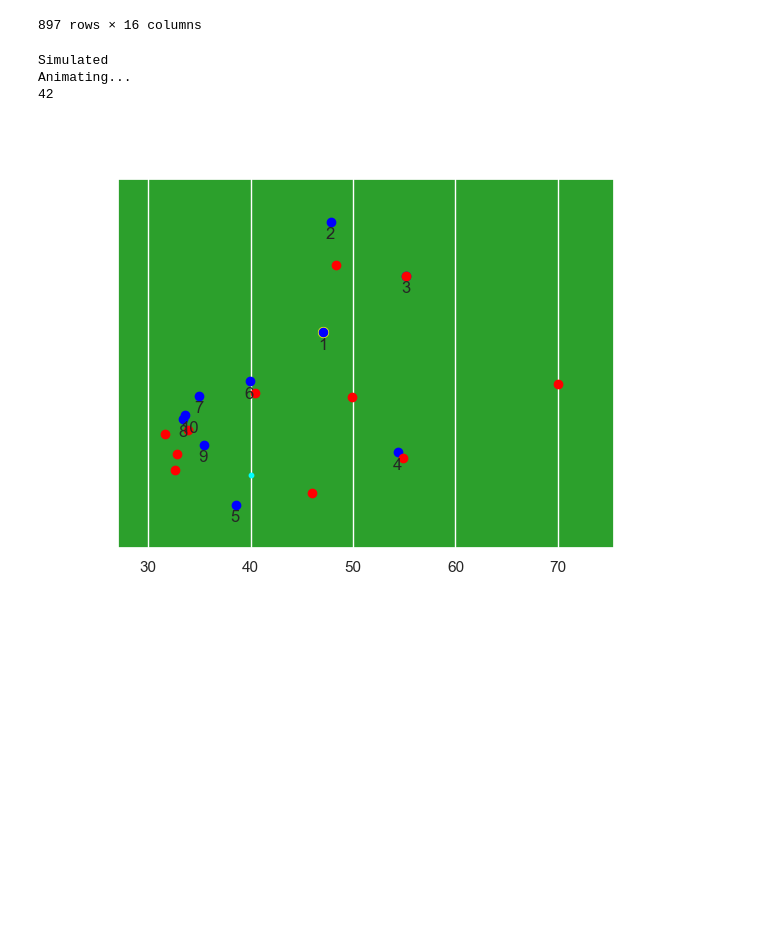
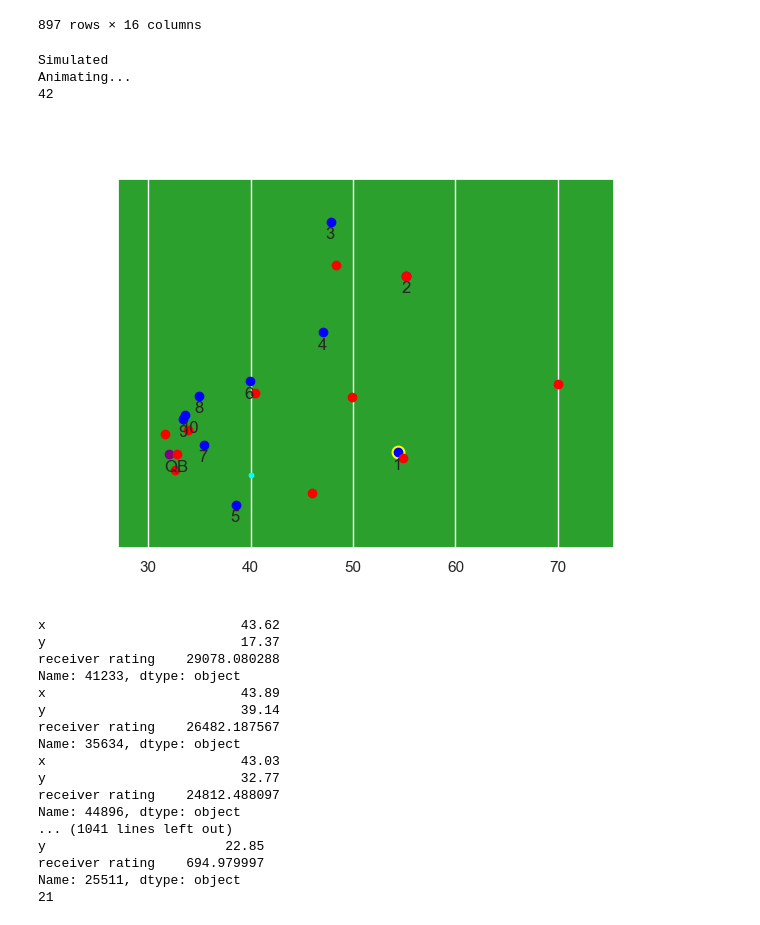
Before and after one commit to samuelrufusward/ADS-NFL, a Jupyter notebook: ExtractPlayInfo.ipynb, the cells around one changed output. Drawn from its saved outputs; the diff is of its cells as text; code cells hidden in the pictures; blank space fills up the shorter version.

```diff
--- a/ExtractPlayInfo.ipynb
+++ b/ExtractPlayInfo.ipynb
@@ -187,8 +187,11 @@ class Simulation:
                         if dist_2_point < min_dist:
                             min_dist = dist_2_point#results in smallest dist from defending player
                     for nflId, player in attackers.iterrows():
+
                         player_position = self.players_background.loc[nflId]['officialPosition']
                         dist_2_point = np.sqrt((x-player['x'])**2+ (y-player['y'])**2)/ player_speeds[nflId]
+
+
                         if dist_2_point < min_dist: #only if attacking player is closer to point than defending player
                             min_dist = dist_2_point
                             throw_dist = np.sqrt((x-qbx)**2 + (y-qby)**2)
@@ -214,8 +217,14 @@ class Simulation:
                             if score > player_best_scores[nflId]:
                                 player_best_scores[nflId] = score
             for Id in player_best_scores:
+                pos = self.players_background.loc[Id]['officialPosition']
+                if pos =='QB':
+                     receiver_ratings['receiver rating'].append(-1000)
+                else:
+                    receiver_ratings['receiver rating'].append(player_best_scores[Id])
+
                 receiver_ratings['nflId'].append(Id)
-                receiver_ratings['receiver rating'].append(player_best_scores[Id])
+
         # Turn the receiver_ratings dict to a df to merge with the attackers df
         rr_df = pd.DataFrame.from_dict(receiver_ratings)
         rr_df.set_index('nflId', inplace=True)
@@ -315,44 +324,69 @@ class Simulation:
             if mode == 'rank':
                 rank=1
                 for nflId, player in attackers.iterrows():
-                    if player['receiver rating'] > 0:
+
+                    if player['receiver rating'] > -500:
                         if rank == 1:
                             self.axes.scatter(player['x'], player['y'], c='yellow', s=80, zorder=3)
                         self.axes.scatter(player['x'], player['y'], c='blue', zorder=5)
                         self.axes.text(player['x']-0.5, player['y']-2, rank, zorder=10)
                         rank+=1
+                    else:
+                        self.axes.scatter(player['x'], player['y'], c='purple', zorder=5)
+                        self.axes.text(player['x']-0.5, player['y']-2, 'QB', zorder=10)
+
                 for nflId, player in defenders.iterrows():
                     self.axes.scatter(player['x']-0.5, player['y']-2, c='red', zorder=5)
+
+
+
             elif mode == 'space':#look across pitch to find best location to pass to
                 resolution = 1
                 x,y,z = space_mode(resolution,attackers,defenders)
                 #self.axes.pcolormesh(x,y,z)
                 #print(max(x), max(y))
                 for nflId, player in attackers.iterrows():
                     self.axes.scatter(player['x'], player['y'], c='blue', zorder=5)
 
                 for nflId, player in defenders.iterrows():
                     self.axes.scatter(player['x'], player['y'], c='red', zorder=5)
 
 
             self.axes.scatter(football_coords['x'], football_coords['y'], c='cyan', s=10, zorder=7)
 
 
         anim = animation.FuncAnimation(self.fig, func=animate_func, init_func=init_func, frames=self.num_frames, interval=1, blit=True)
         return anim
 
 
 sim = Simulation(w1data, player_stats, median_stats, players_background, 97)
 #s.model_frame(0)
-sim.run_sim(calc_mode='rr')
+sim.run_sim(calc_mode='vor')
 anim = sim.animate()
 writergif = animation.PillowWriter(fps=10)
 anim.save('test.gif', writer=writergif)
 # %% [output]
 Simulated
 Animating...
 42
-[figure, old version]
+[figure, new version]
+x                         43.62
+y                         17.37
+receiver rating    29078.080288
+Name: 41233, dtype: object
+x                         43.89
+y                         39.14
+receiver rating    26482.187567
+Name: 35634, dtype: object
+x                         43.03
+y                         32.77
+receiver rating    24812.488097
+Name: 44896, dtype: object
+... (1041 lines left out)
+y                       22.85
+receiver rating    694.979997
+Name: 25511, dtype: object
+21
 # %%
 path = 'test.gif'
 file = open(path , "rb")
```
Also changed, not shown: parts of 1 cell of this notebook.
